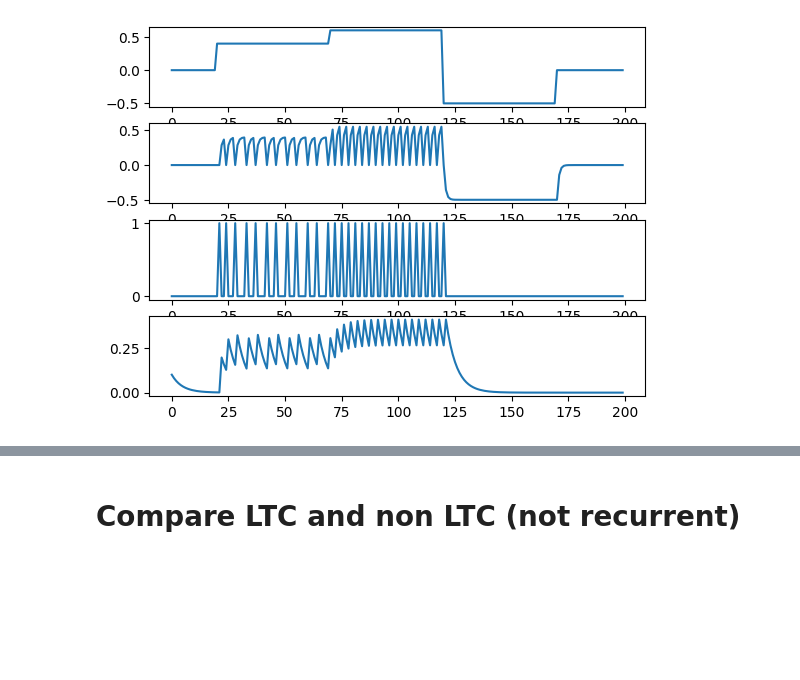
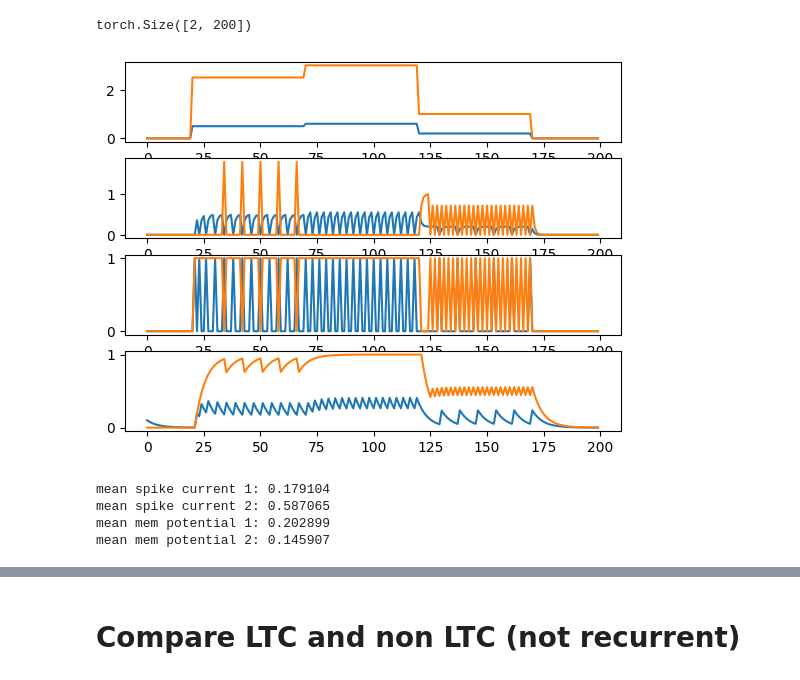
Before and after one commit to lucyzmf/spikingPC, a Jupyter notebook: LTC_SN.ipynb, the cells around one changed output, grey strips where cells are left out. Cells and saved outputs as stored; diff of their text form; code cells hidden in the pictures; blank space fills up the shorter version.

```diff
--- a/LTC_SN.ipynb
+++ b/LTC_SN.ipynb
@@ -75,22 +75,38 @@ T = torch.arange(0, 200)
 # initial tau
 tau_m = np.exp(-1*dt/3)
 tau_adp =  np.exp(-1*dt/4.6)
-mem_hist = torch.zeros(len(T)+1)
+mem_hist = torch.zeros((2, len(T)+1))
 mem_hist[0] = 0
-spike_hist = torch.zeros(len(T)+1)
+spike_hist = torch.zeros((2, len(T)+1))
 spike_hist[0] = 0
-adp_thre_hist = torch.zeros(len(T)+1)
+adp_thre_hist = torch.zeros((2, len(T)+1))
 adp_thre_hist[0] = b_j0
-# set up input current
-inputCurrent = torch.concatenate([torch.zeros(20), torch.full(size=[50], fill_value=0.4), torch.full(size=[50], fill_value=0.6), torch.full(size=[50], fill_value=-0.5), torch.zeros(30)])
-for t in T:
-    mem_hist[t+1], spike_hist[t+1], _, adp_thre_hist[t+1] = mem_update_adp(inputCurrent[t], mem_hist[t], spike_hist[t], tau_adp, tau_m, adp_thre_hist[t])
-
-fig, axes = plt.subplots(4, 1)
-axes[0].plot(T, inputCurrent)
-axes[1].plot(T, mem_hist[:200])
-axes[2].plot(T, spike_hist[:200])
-axes[3].plot(T, adp_thre_hist[:200])
-plt.show()
+# set up input currents
+inputCurrent1 = torch.concatenate([torch.zeros(20), torch.full(size=[50], fill_value=0.5), torch.full(size=[50], fill_value=0.6), torch.full(size=[50], fill_value=0.2), torch.zeros(30)])
+inputCurrent2 = inputCurrent1 * 5
+inputCurrent = torch.stack((inputCurrent1, inputCurrent2), dim=0)
+inputCurrent.size()
 # %% [output]
-[figure, removed]
+torch.Size([2, 200])
+# %%
+for t in T:
+    mem_hist[:, t+1], spike_hist[:, t+1], _, adp_thre_hist[:, t+1] = mem_update_adp(inputCurrent[:, t], mem_hist[:, t], spike_hist[:, t], tau_adp, tau_m, adp_thre_hist[:, t])
+
+fig, axes = plt.subplots(4, 1)
+axes[0].plot(T, inputCurrent.T)
+axes[1].plot(T, mem_hist[:, :200].T)
+axes[2].plot(T, spike_hist[:, :200].T)
+axes[3].plot(T, adp_thre_hist[:, :200].T)
+plt.show()
+
+print('mean spike current 1: %4f' % spike_hist[0, :].mean())
+print('mean spike current 2: %4f' % spike_hist[1, :].mean())
+
+print('mean mem potential 1: %4f' % mem_hist[0, :].mean())
+print('mean mem potential 2: %4f' % mem_hist[1, :].mean())
+# %% [output]
+[figure, added]
+mean spike current 1: 0.179104
+mean spike current 2: 0.587065
+mean mem potential 1: 0.202899
+mean mem potential 2: 0.145907
```
Also changed, not shown: parts of 2 cells of this notebook, 2 other files.
